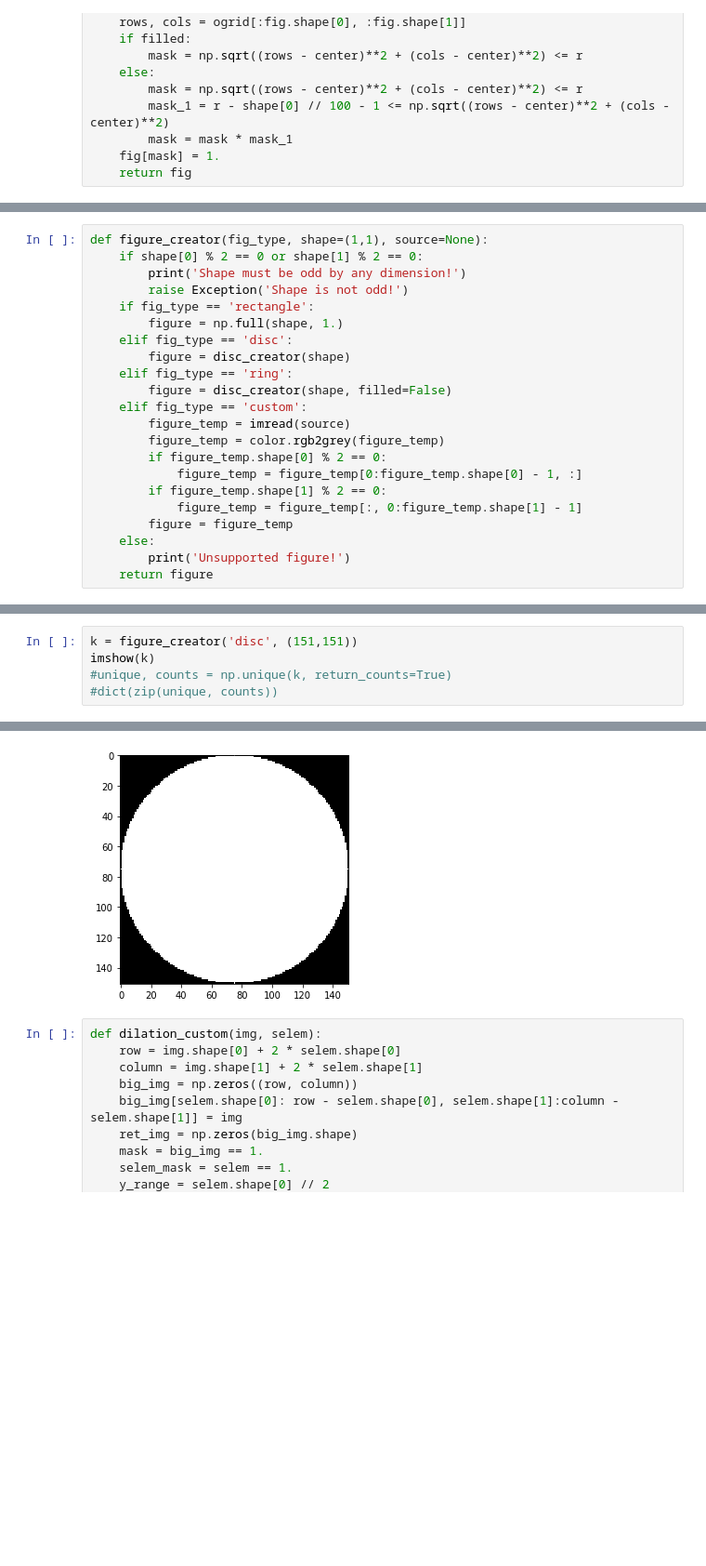
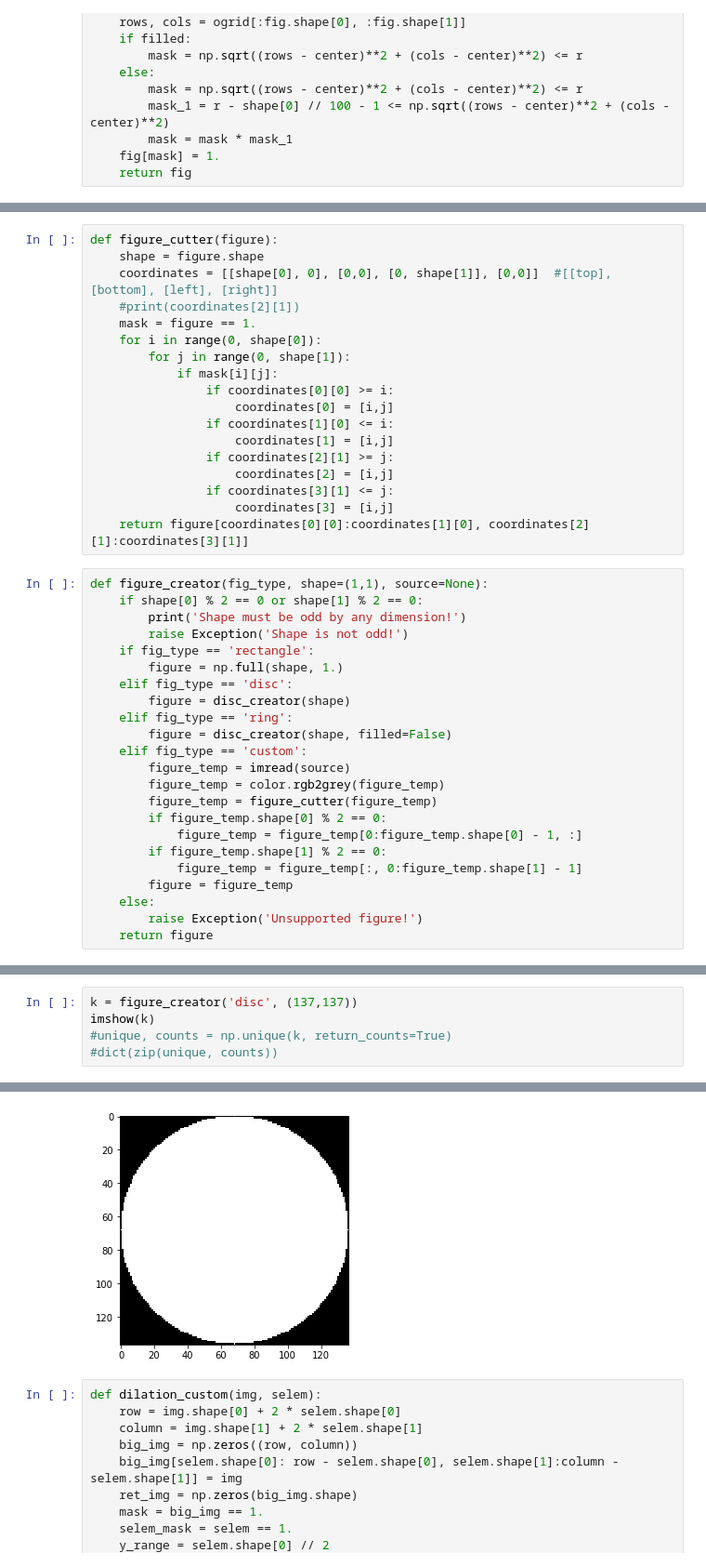
Before and after one commit to megavaz/graphic, a Jupyter notebook: l3/dil_er.ipynb, the cells around one changed output, grey strips where cells are left out. Shown: that part at 93% size. Saved outputs shown, nothing was run; the diff lists cells and outputs as text; blank space fills up the shorter version.

Commit message:
1.1.0 added support for figures from a file

```diff
--- a/l3/dil_er.ipynb
+++ b/l3/dil_er.ipynb
@@ -43,3 +45,21 @@ def disc_creator(shape, filled=True):
+# %%
+def figure_cutter(figure):
+    shape = figure.shape
+    coordinates = [[shape[0], 0], [0,0], [0, shape[1]], [0,0]]  #[[top], [bottom], [left], [right]]
+    #print(coordinates[2][1])
+    mask = figure == 1.
+    for i in range(0, shape[0]):
+        for j in range(0, shape[1]):
+            if mask[i][j]:
+                if coordinates[0][0] >= i:
+                    coordinates[0] = [i,j]
+                if coordinates[1][0] <= i:
+                    coordinates[1] = [i,j]
+                if coordinates[2][1] >= j:
+                    coordinates[2] = [i,j]
+                if coordinates[3][1] <= j:
+                    coordinates[3] = [i,j]
+    return figure[coordinates[0][0]:coordinates[1][0], coordinates[2][1]:coordinates[3][1]]
 # %%
 def figure_creator(fig_type, shape=(1,1), source=None):
     if shape[0] % 2 == 0 or shape[1] % 2 == 0:
@@ -54,11 +74,12 @@ def figure_creator(fig_type, shape=(1,1), source=None):
     elif fig_type == 'custom':
         figure_temp = imread(source)
         figure_temp = color.rgb2grey(figure_temp)
+        figure_temp = figure_cutter(figure_temp)
         if figure_temp.shape[0] % 2 == 0:
             figure_temp = figure_temp[0:figure_temp.shape[0] - 1, :]
         if figure_temp.shape[1] % 2 == 0:
             figure_temp = figure_temp[:, 0:figure_temp.shape[1] - 1]
         figure = figure_temp
     else:
-        print('Unsupported figure!')
+        raise Exception('Unsupported figure!')
     return figure
@@ -65,11 +88,11 @@ def figure_creator(fig_type, shape=(1,1), source=None):
 # %%
-k = figure_creator('disc', (151,151))
+k = figure_creator('disc', (137,137))
 imshow(k)
 #unique, counts = np.unique(k, return_counts=True)
 #dict(zip(unique, counts))
 # %% [output]
 <matplotlib.image.AxesImage at 0x...>
-[figure, old version]
+[figure, new version]
 # %%
 def dilation_custom(img, selem):
     row = img.shape[0] + 2 * selem.shape[0]
```
Also changed, not shown: parts of 4 cells of this notebook.
